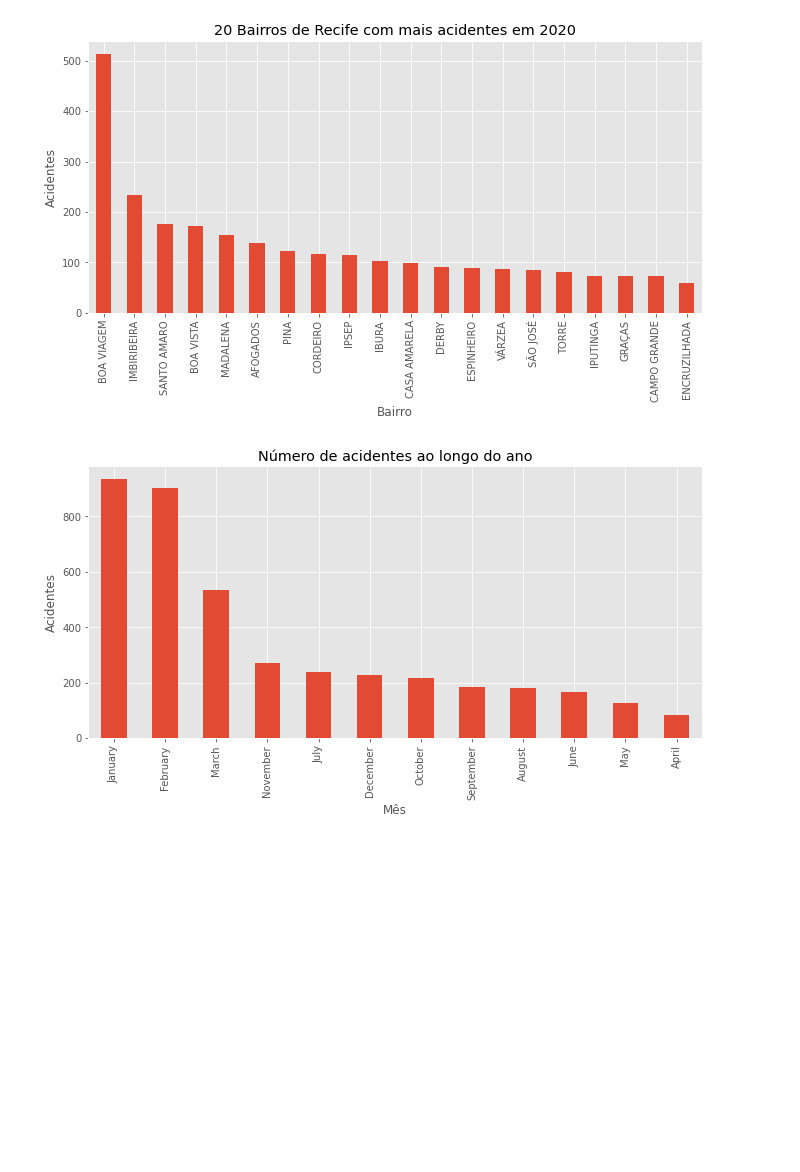
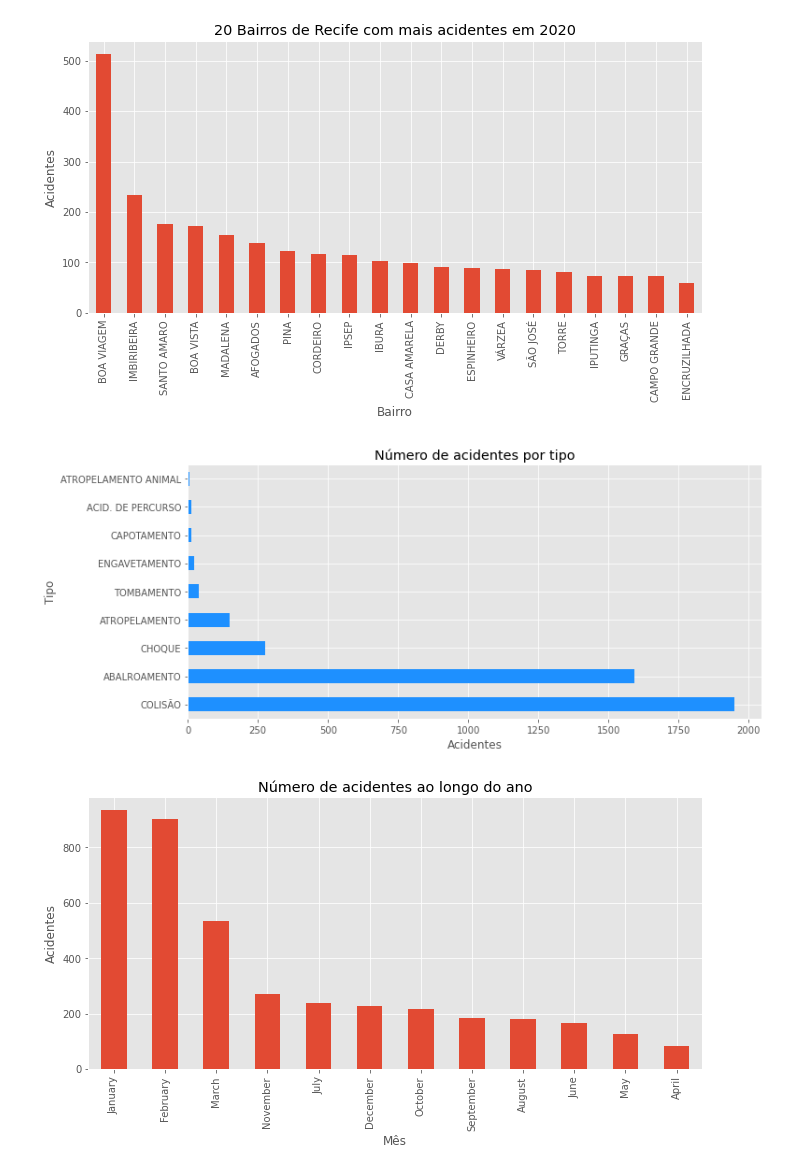
Before and after one commit to eduardoluiz7/IF697---Projeto-Ci-ncia-de-Dados, a Jupyter notebook: Projeto DataScience.ipynb, the cells around one changed output. Cells and saved outputs as stored; diff of their text form; code cells hidden in the pictures; blank space fills up the shorter version.

```diff
--- a/Projeto DataScience.ipynb
+++ b/Projeto DataScience.ipynb
@@ -353,6 +428,15 @@ plt.ylabel("Acidentes")
 plt.show()
 # %% [output]
 [figure]
+# %%
+main_df['tipo'].value_counts().plot(kind='barh', figsize=(11,5), color='dodgerblue')
+plt.title("Número de acidentes por tipo")
+plt.xlabel("Acidentes")
+plt.ylabel("Tipo")
+
+plt.show()
+# %% [output]
+[figure, added]
 # %%
 main_df['mes'].value_counts().plot(kind='bar', figsize=(11,5))
 plt.title("Número de acidentes ao longo do ano")
```
Also changed, not shown: parts of 77 cells of this notebook.
